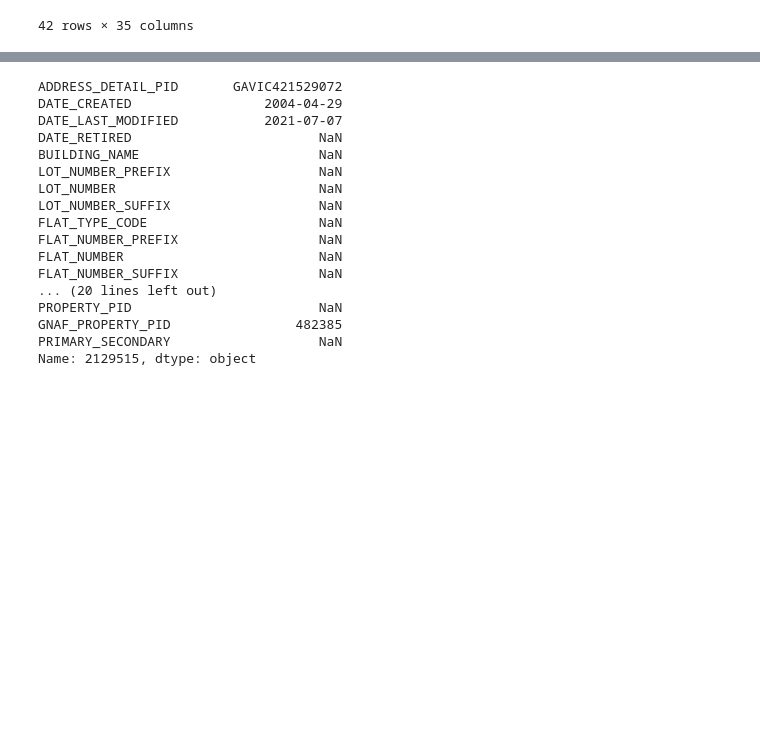
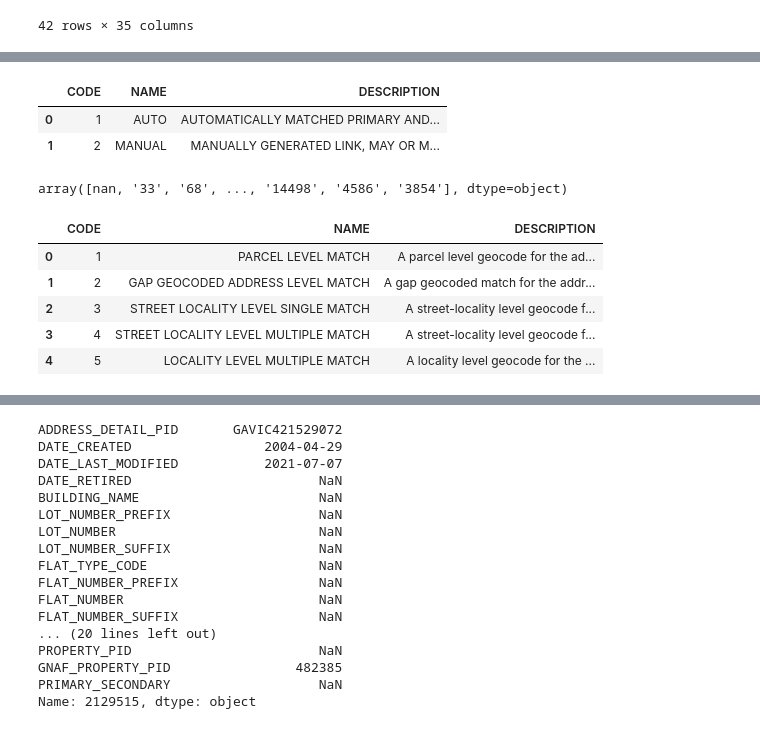
Before and after one commit to thanhan910/PTV, a Jupyter notebook: notebooks/gnaf-analysis.ipynb, the cells around one changed output, grey strips where cells are left out. Drawn from its saved outputs; the diff is of its cells as text; code cells hidden in the pictures; blank space fills up the shorter version.

```diff
--- a/notebooks/gnaf-analysis.ipynb
+++ b/notebooks/gnaf-analysis.ipynb
@@ -215,3 +239,22 @@ GNAF_DFK['VIC_LOCALITY_POINT'].query(f'LOCALITY_PID == "{locality_pid}"')
+# %%
+GNAF_DFK['Authority_Code_PS_JOIN_TYPE_AUT']
+# %% [output]
+|  | CODE | NAME | DESCRIPTION |
+| 0 | 1 | AUTO | AUTOMATICALLY MATCHED PRIMARY AND... |
+| 1 | 2 | MANUAL | MANUALLY GENERATED LINK, MAY OR M... |
+# %%
+GNAF_DFK['VIC_STREET_LOCALITY_POINT']['BOUNDARY_EXTENT'].unique()
+# %% [output]
+array([nan, '33', '68', ..., '14498', '4586', '3854'], dtype=object)
+# %%
+GNAF_DFK['Authority_Code_']
+# %% [output]
+|  | CODE | NAME | DESCRIPTION |
+| 0 | 1 | PARCEL LEVEL MATCH | A parcel level geocode for the ad... |
+| 1 | 2 | GAP GEOCODED ADDRESS LEVEL MATCH | A gap geocoded match for the addr... |
+| 2 | 3 | STREET LOCALITY LEVEL SINGLE MATCH | A street-locality level geocode f... |
+| 3 | 4 | STREET LOCALITY LEVEL MULTIPLE MATCH | A street-locality level geocode f... |
+| 4 | 5 | LOCALITY LEVEL MULTIPLE MATCH | A locality level geocode for the ... |
 # %%
 GNAF_DFK['VIC_STREET_LOCALITY']['STREET_NAME'].notna().all()
 GNAF_DFK['VIC_STREET_LOCALITY'][GNAF_DFK['VIC_STREET_LOCALITY']['STREET_TYPE_CODE'].isna()]
```
Also changed, not shown: parts of 4 cells of this notebook.
